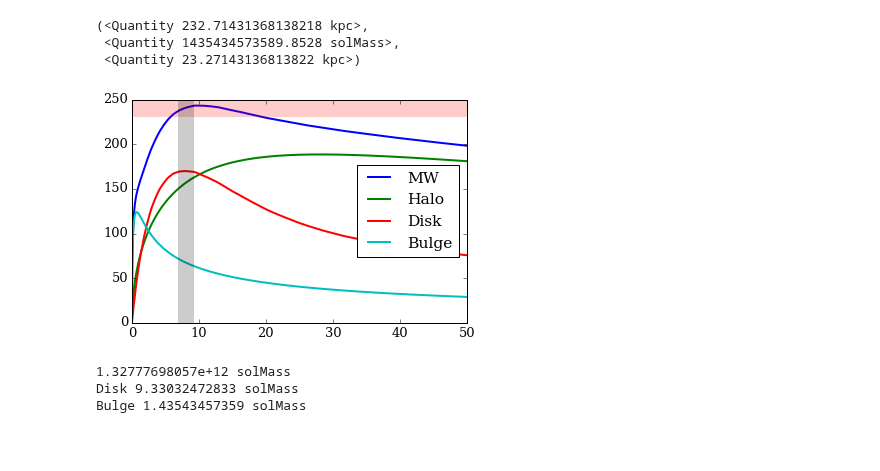
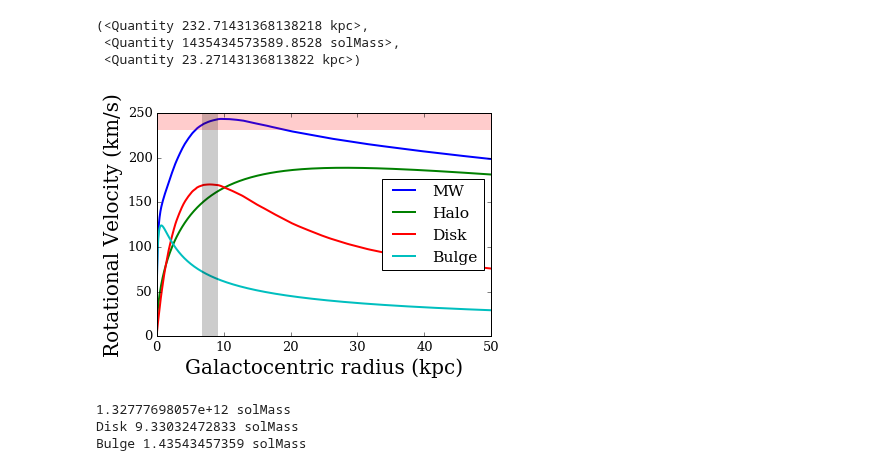
Before and after one commit to jngaravitoc/LMC-MW, a Jupyter notebook: code/MW_model.ipynb, the cells around one changed output. Cells and saved outputs as stored; diff of their text form; code cells hidden in the pictures; blank space fills up the shorter version.

```diff
--- a/code/MW_model.ipynb
+++ b/code/MW_model.ipynb
@@ -169,16 +184,18 @@ c = Crot_curve[:,4]
 # %%
 plot(r, MW, lw=2, label='MW')
 plot(r, a, lw=2, label='Halo')
 plot(r, b, lw=2, label='Disk')
 plot(r, c, lw=2, label='Bulge')
 #axhline(170, lw=16, alpha=0.2)
 axhline(240, lw=16, alpha=0.2, c='r')
 axvline(8, lw=16, alpha=0.2, c='k')
 legend(loc='best')
 xlim(0, 50)
+ylabel('Rotational Velocity (km/s)', fontsize=20)
+xlabel('Galactocentric radius (kpc)', fontsize=20)
 savefig('chervins_model.png', bbox_inches='tight')
 # %% [output]
-[figure, old version]
+[figure, new version]
 # %%
 R200, M200, Rs200 = GalIC(162.9, 10.0)
 # %%
```
Also changed, not shown: parts of 3 cells of this notebook.
